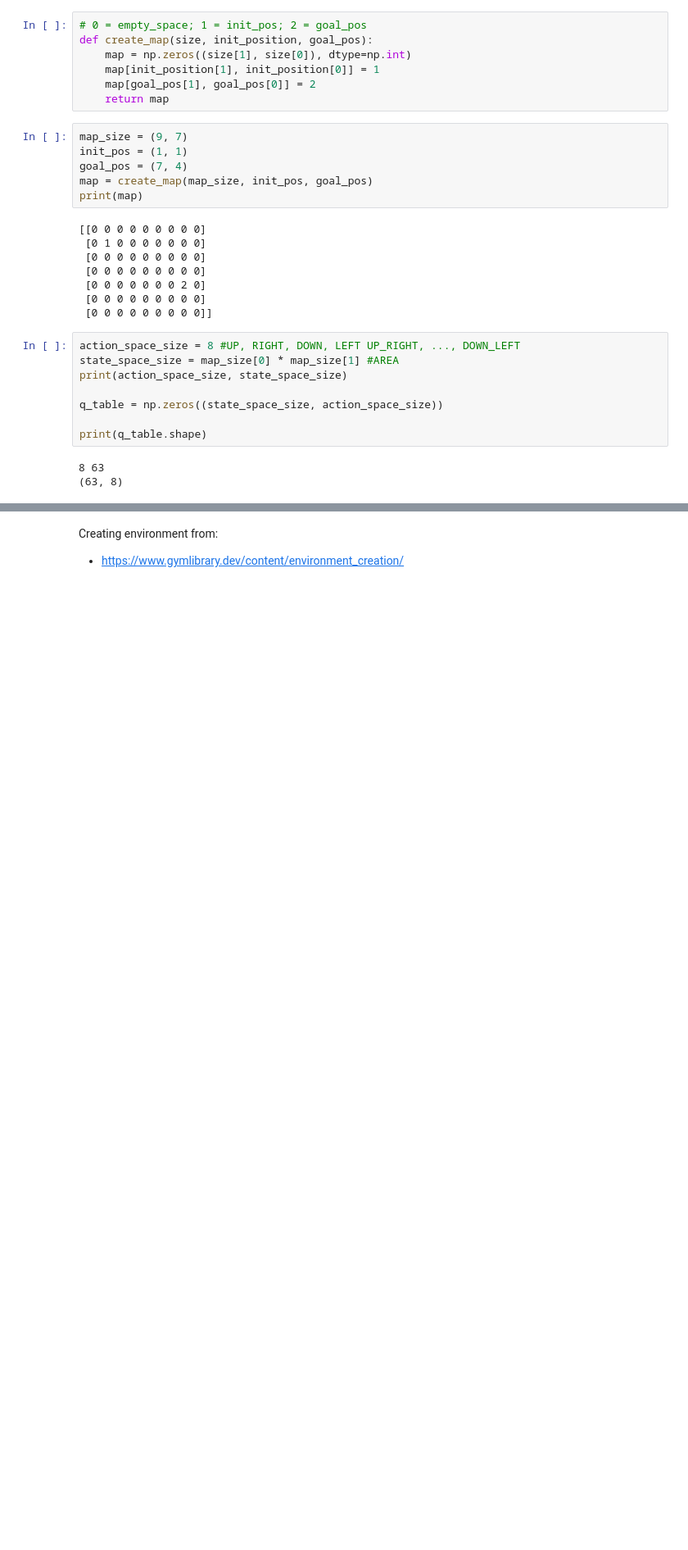
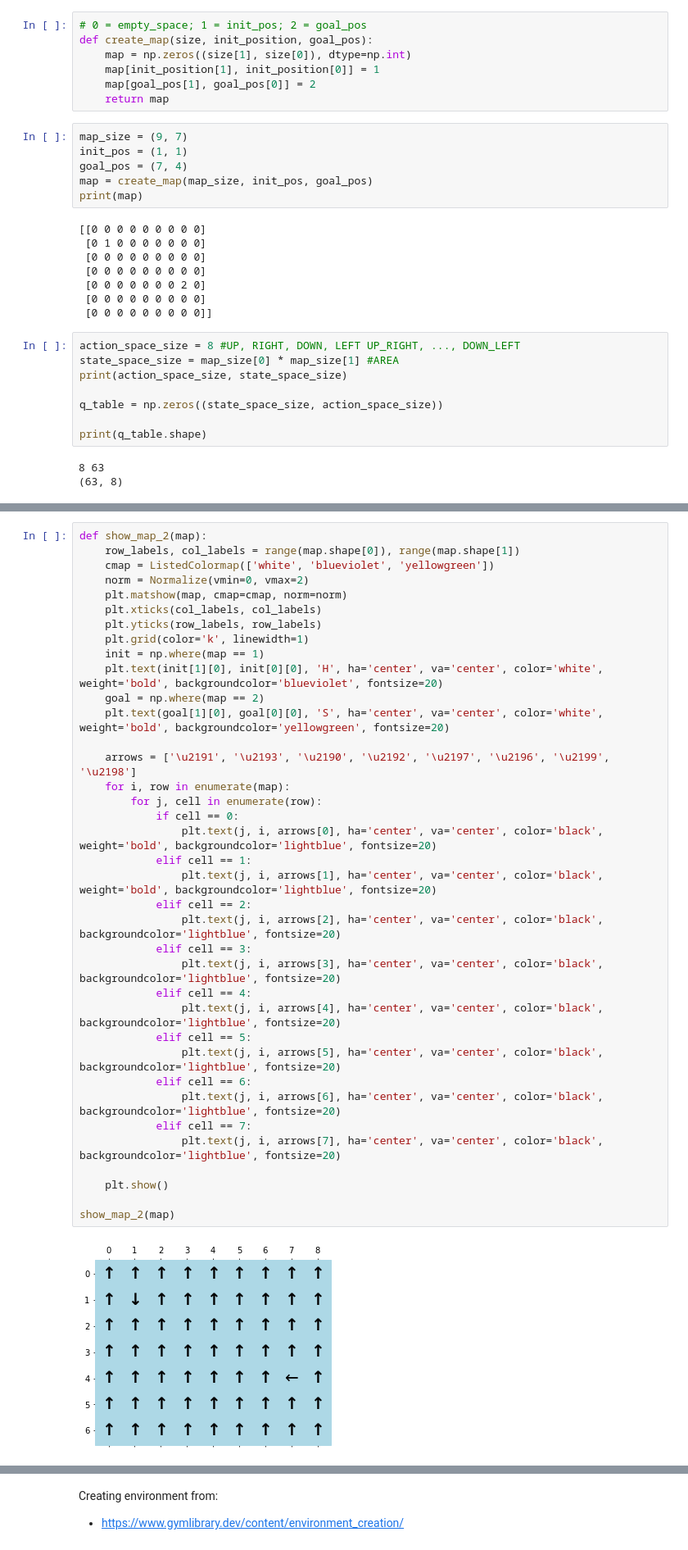
Before and after one commit to FranRosem/SI-Assignment-06, a Jupyter notebook: Assignment-06.ipynb, the cells around one changed output, grey strips where cells are left out. Shown at 82% size. Cells and saved outputs as stored; diff of their text form; blank space fills up the shorter version.

```diff
--- a/Assignment-06.ipynb
+++ b/Assignment-06.ipynb
@@ -69,0 +76,39 @@ show_map(map)
+# %%
+def show_map_2(map):
+    row_labels, col_labels = range(map.shape[0]), range(map.shape[1])
+    cmap = ListedColormap(['white', 'blueviolet', 'yellowgreen'])
+    norm = Normalize(vmin=0, vmax=2)
+    plt.matshow(map, cmap=cmap, norm=norm)
+    plt.xticks(col_labels, col_labels)
+    plt.yticks(row_labels, row_labels)
+    plt.grid(color='k', linewidth=1)
+    init = np.where(map == 1)
+    plt.text(init[1][0], init[0][0], 'H', ha='center', va='center', color='white', weight='bold', backgroundcolor='blueviolet', fontsize=20)
+    goal = np.where(map == 2)
+    plt.text(goal[1][0], goal[0][0], 'S', ha='center', va='center', color='white', weight='bold', backgroundcolor='yellowgreen', fontsize=20)
+
+    arrows = ['\u2191', '\u2193', '\u2190', '\u2192', '\u2197', '\u2196', '\u2199', '\u2198']
+    for i, row in enumerate(map):
+        for j, cell in enumerate(row):
+            if cell == 0:
+                plt.text(j, i, arrows[0], ha='center', va='center', color='black', weight='bold', backgroundcolor='lightblue', fontsize=20)
+            elif cell == 1:
+                plt.text(j, i, arrows[1], ha='center', va='center', color='black', weight='bold', backgroundcolor='lightblue', fontsize=20)
+            elif cell == 2:
+                plt.text(j, i, arrows[2], ha='center', va='center', color='black', backgroundcolor='lightblue', fontsize=20)
+            elif cell == 3:
+                plt.text(j, i, arrows[3], ha='center', va='center', color='black', backgroundcolor='lightblue', fontsize=20)
+            elif cell == 4:
+                plt.text(j, i, arrows[4], ha='center', va='center', color='black', backgroundcolor='lightblue', fontsize=20)
+            elif cell == 5:
+                plt.text(j, i, arrows[5], ha='center', va='center', color='black', backgroundcolor='lightblue', fontsize=20)
+            elif cell == 6:
+                plt.text(j, i, arrows[6], ha='center', va='center', color='black', backgroundcolor='lightblue', fontsize=20)
+            elif cell == 7:
+                plt.text(j, i, arrows[7], ha='center', va='center', color='black', backgroundcolor='lightblue', fontsize=20)
+
+    plt.show()
+
+show_map_2(map)
+# %% [output]
+[figure, added]
```
Also changed, not shown: parts of 16 cells of this notebook.
